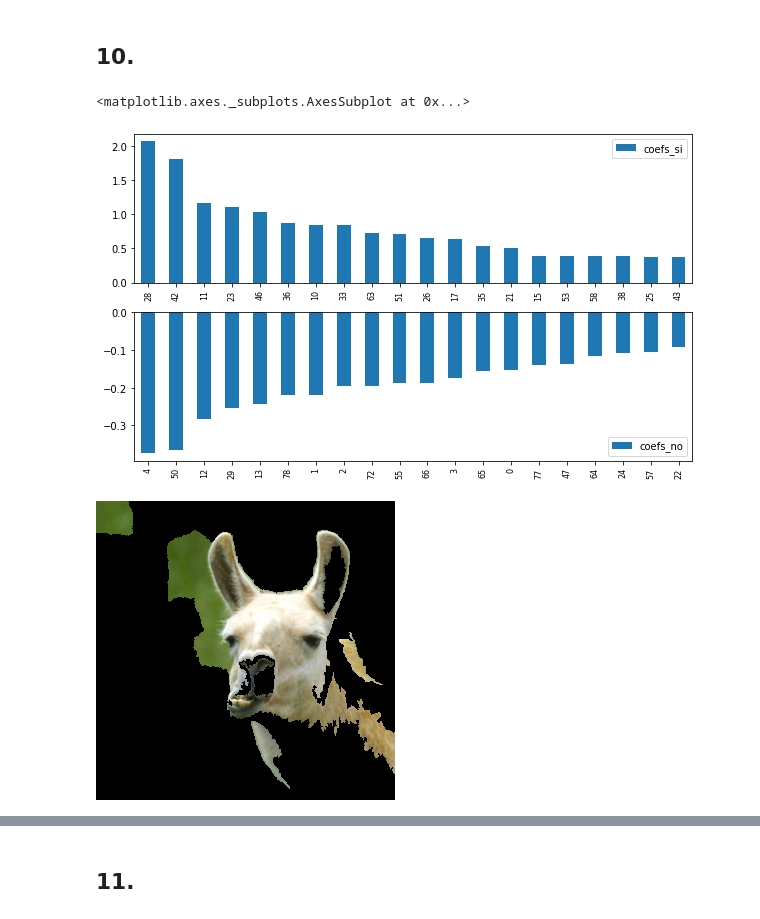
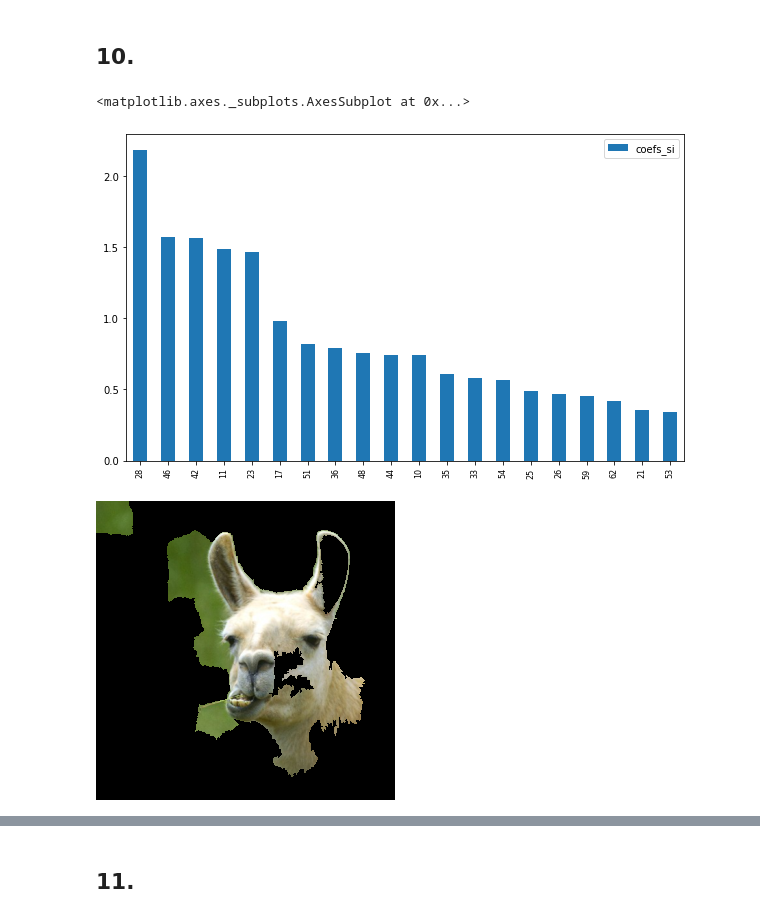
Before and after one commit to chapax123/Tarea-2-Lab-de-datos, a Jupyter notebook: Tarea_2.ipynb, the cells around one changed output, grey strips where cells are left out. Cells and saved outputs as stored; diff of their text form; code cells hidden in the pictures.

Commit message:
P3 lista para mergear. Imagenes agregadas

```diff
--- a/Tarea_2.ipynb
+++ b/Tarea_2.ipynb
@@ -546,33 +555,25 @@ Notemos que bajo este esquema, dado que el método fit no pérmite agregar suman
 # %%
 import matplotlib.pyplot as plt
 import pandas as pd
 
 coefs = lr.coef_[0]
 #Pixeles SI
 idx_coefs_si = np.argsort(coefs)[::-1]
 coefs_si = np.sort(coefs)[::-1]
 df_coefs_si = pd.DataFrame({'coefs_si':coefs_si},index=idx_coefs_si)
 
-#Pixeles NO
-idx_coefs_no = np.argsort(coefs)
-coefs_no = np.sort(coefs)
-df_coefs_no = pd.DataFrame({'coefs_no':coefs_no},index=idx_coefs_no)
-
 #Plots
-fig, ax = plt.subplots(2,1,figsize=(10,6))
-ax[0].tick_params(axis='x', labelsize=8)
-df_coefs_si.nlargest(int(len(coefs_si)/4), 'coefs_si').plot(kind = 'bar', ax=ax[0])
-
-ax[1].tick_params(axis='x', labelsize=8)
-df_coefs_no.nsmallest(int(len(coefs_no)/4), 'coefs_no').plot(kind = 'bar', ax=ax[1])
+fig, ax = plt.subplots(1,1,figsize=(10,6))
+ax.tick_params(axis='x', labelsize=8)
+df_coefs_si.nlargest(int(len(coefs_si)/4), 'coefs_si').plot(kind = 'bar', ax=ax)
 # %% [output]
 <matplotlib.axes._subplots.AxesSubplot at 0x...>
-[figure, old version]
+[figure, new version]
 # %%
 idx_si = idx_coefs_si[:int(len(coefs_si)/4)]
 si_pixels = np.zeros(parches)
 si_pixels[idx_si] = 1
 visual = perturbar_img(si_pixels)
-visual
+visual..save('pixels_llama.pdf')
 # %% [output]
-[figure, old version]
+[figure, new version]
```
Also changed, not shown: parts of 16 cells of this notebook, 8 other files.
